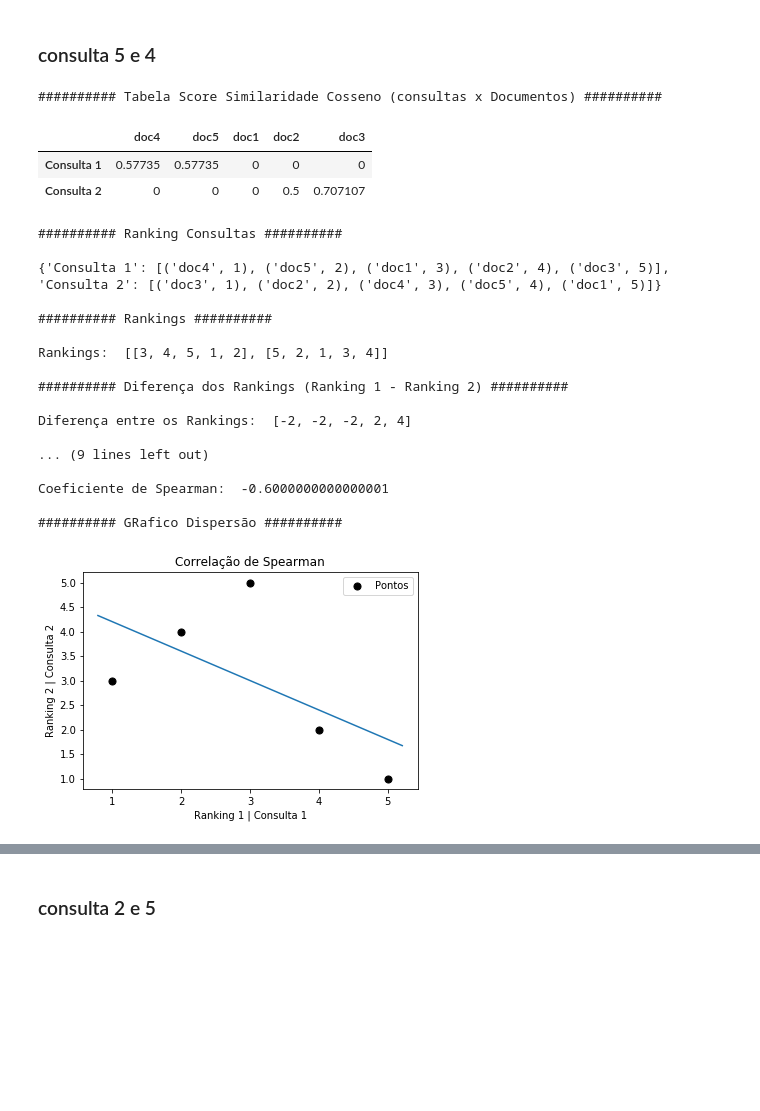
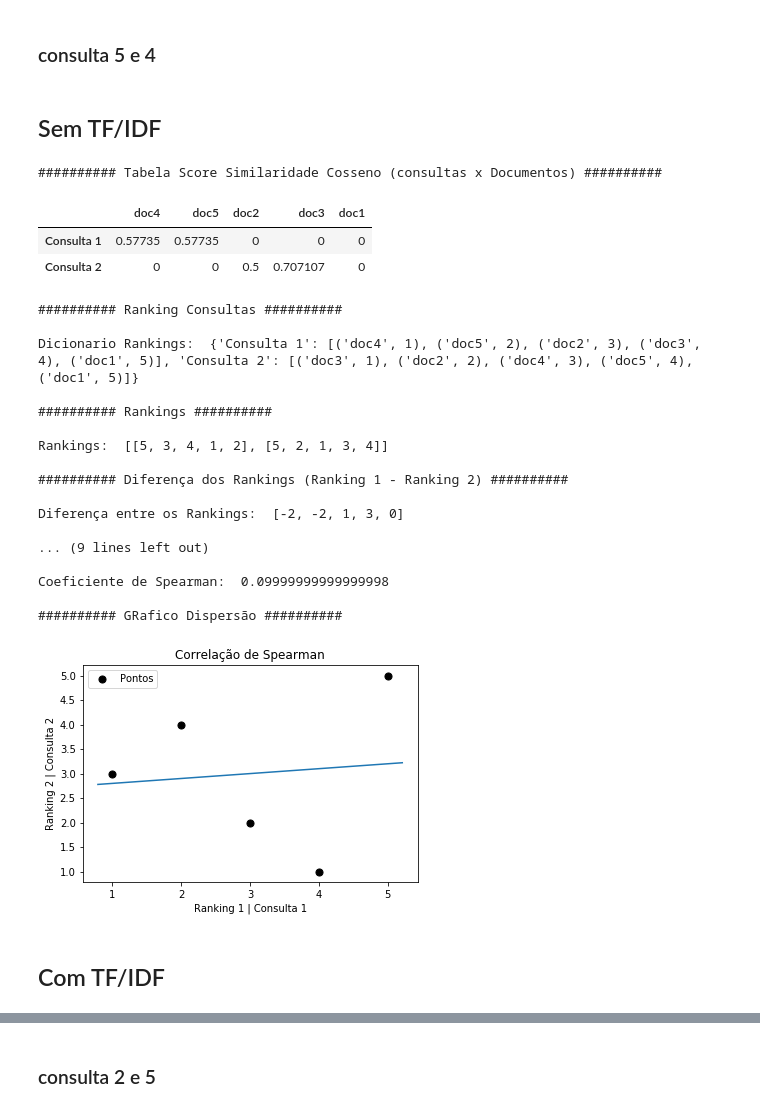
Before and after one commit to Jcss3/Projeto-1__RI, a Jupyter notebook: Processamento Consulta.ipynb, the cells around one changed output, grey strips where cells are left out. Cells and saved outputs as stored; diff of their text form; code cells hidden in the pictures; blank space fills up the shorter version.

Commit message:
ProcessamentoConsulta_v5

```diff
--- a/Processamento Consulta.ipynb
+++ b/Processamento Consulta.ipynb
@@ -119,0 +65,32 @@ consulta = r'Black Lotus of a Illusion'
+# %%
+# Entrada para o ler_Postings = (indiceInvertido, idf)
+
+indiceInvertido = {
+                    'dragon': [('doc2',3),('doc3',1)],
+                    'Illusion': [('doc4',1)],
+                    'Black': [('doc1',1),('doc2',2)],
+                    'lord':[('doc5',4)]
+                }
+idf = {
+    'dragon': 0.5,
+    'Illusion':0.65,
+    'Black': 0.5,
+    'lord':0.32
+      }
+# %%
+# term at time
+def ler_Postings(tupla):
+
+    indiceInvertido = tupla[0]
+    idf = tupla[1]
+
+    # indiceInvertido = [docID , docID2 ....]
+    lista = []
+    for key, value in indiceInvertido.items():
+        termo = key
+        listaTuplas = value
+        termoIDF = idf[key]
+        lista.append([termo,listaTuplas,termoIDF])
+
+
+    return lista
@@ -614,29 +695,33 @@ Coeficiente de Spearman:  -0.8
 # %% [markdown]
 ### consulta 5 e 4
+# %% [markdown]
+## Sem TF/IDF
 # %%
-listadeRespostasConsulta  = [RespostaConsulta(MatrixVetores(Docs,'Illusion of a black lord')),
-                            RespostaConsulta(MatrixVetores(Docs,'Red dragon'))]
+listadeRespostasConsulta  = [RespostaConsulta(MatrixVetores(ler_Postings((indiceInvertido,idf)),'Illusion of a black lord')),
+                            RespostaConsulta(MatrixVetores(ler_Postings((indiceInvertido,idf)),'Red dragon'))]
 Correlação_Spearman(listadeRespostasConsulta)
 # %% [output]
 ########## Tabela Score Similaridade Cosseno (consultas x Documentos) ##########
-|  | doc4 | doc5 | doc1 | doc2 | doc3 |
+|  | doc4 | doc5 | doc2 | doc3 | doc1 |
 | Consulta 1 | 0.57735 | 0.57735 | 0 | 0 | 0 |
-| Consulta 2 | 0 | 0 | 0 | 0.5 | 0.707107 |
+| Consulta 2 | 0 | 0 | 0.5 | 0.707107 | 0 |
 ########## Ranking Consultas ##########
 
-{'Consulta 1': [('doc4', 1), ('doc5', 2), ('doc1', 3), ('doc2', 4), ('doc3', 5)], 'Consulta 2': [('doc3', 1), ('doc2', 2), ('doc4', 3), ('doc5', 4), ('doc1', 5)]}
+Dicionario Rankings:  {'Consulta 1': [('doc4', 1), ('doc5', 2), ('doc2', 3), ('doc3', 4), ('doc1', 5)], 'Consulta 2': [('doc3', 1), ('doc2', 2), ('doc4', 3), ('doc5', 4), ('doc1', 5)]}
 
 ########## Rankings ##########
 
-Rankings:  [[3, 4, 5, 1, 2], [5, 2, 1, 3, 4]]
+Rankings:  [[5, 3, 4, 1, 2], [5, 2, 1, 3, 4]]
 
 ########## Diferença dos Rankings (Ranking 1 - Ranking 2) ##########
 
-Diferença entre os Rankings:  [-2, -2, -2, 2, 4]
+Diferença entre os Rankings:  [-2, -2, 1, 3, 0]
 
 ... (9 lines left out)
 
-Coeficiente de Spearman:  -0.6000000000000001
+Coeficiente de Spearman:  0.09999999999999998
 
 ########## GRafico Dispersão ##########
-[figure, old version]
+[figure, new version]
+# %% [markdown]
+## Com TF/IDF
```
Also changed, not shown: parts of 30 cells of this notebook.
